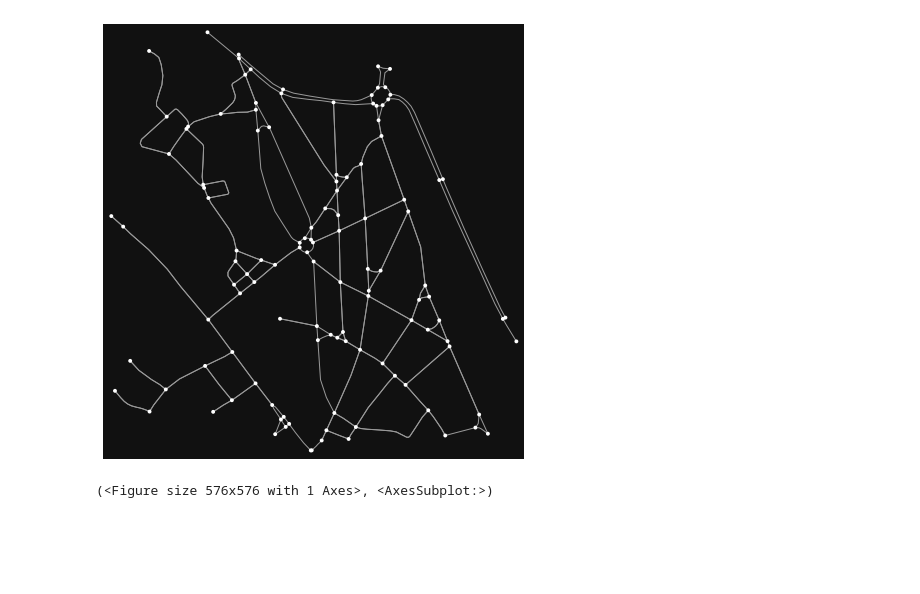
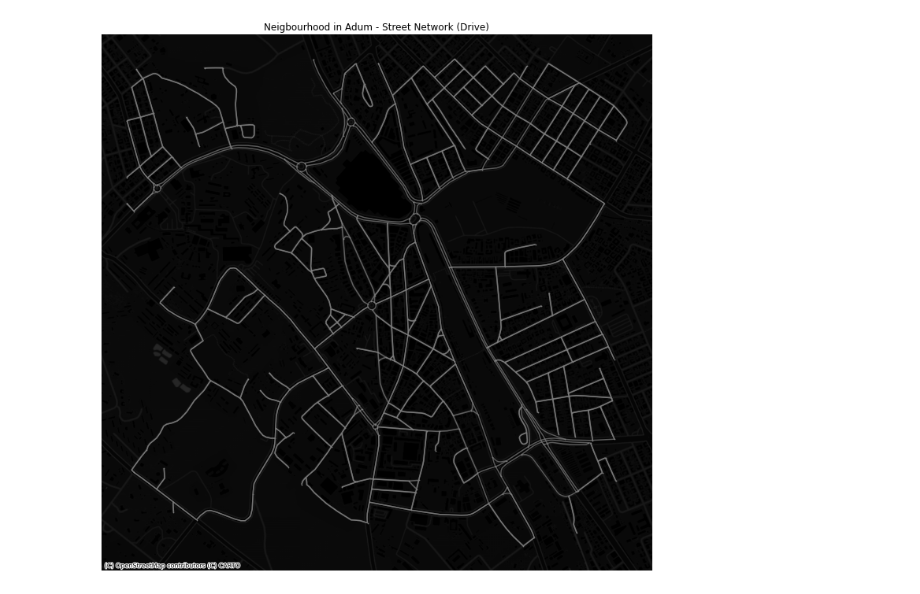
Before and after one commit to Joe-Degs/AutoGIS, a Jupyter notebook: test-thesis/reproducible_data_downloads.ipynb, the cells around one changed output. Saved outputs shown, nothing was run; the diff lists cells and outputs as text; code cells hidden in the pictures; blank space fills up the shorter version.

Commit message:
milestone: plotting reproducible graphs

```diff
--- a/test-thesis/reproducible_data_downloads.ipynb
+++ b/test-thesis/reproducible_data_downloads.ipynb
@@ -84,6 +308,12 @@ class Graph:
 # %%
-g = Graph(from_point=True)
-g.plot(g.download()((6.6942926, -1.6233319), dist=500, network_type='drive'))
+adum = Graph(from_point=True)
+_ = adum.download((6.6942926, -1.6233319), dist=1000, network_type='drive') \
+    .project() \
+    .nodes_and_edges() \
+    .static_plot(tiles=True, linewidth=1.5,
+                 axis=False, node_size=0.5,
+                 line_alpha=0.7,
+                 static_tile=ctx.providers.CartoDB.DarkMatterNoLabels,
+                 title="Neigbourhood in Adum - Street Network (Drive)")
 # %% [output]
-[figure, old version]
+[figure, new version]
-(<Figure size 576x576 with 1 Axes>, <AxesSubplot:>)
```
Also changed, not shown: parts of 5 cells of this notebook, 2 other files.
